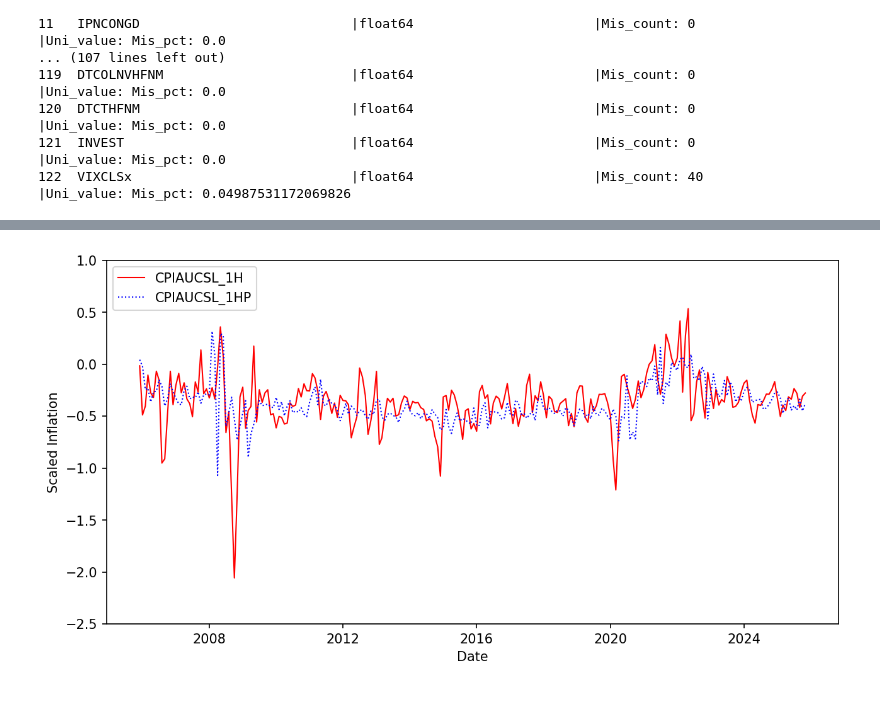
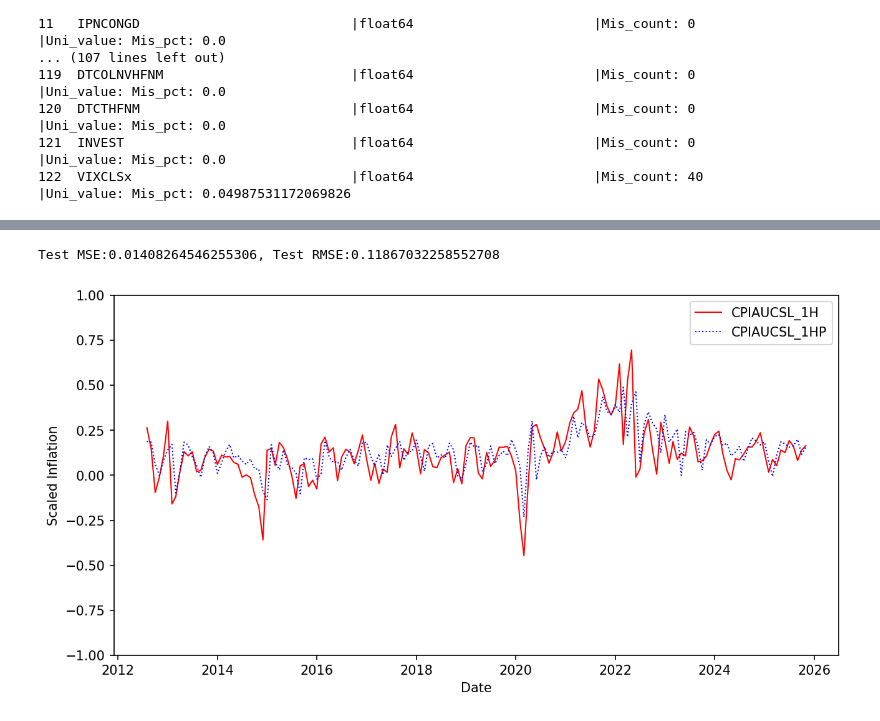
Before and after one commit to martinyuhaohuo/d200_project, a Jupyter notebook: scripts/EDA.ipynb, the cells around one changed output, grey strips where cells are left out. Saved outputs shown, nothing was run; the diff lists cells and outputs as text; code cells hidden in the pictures.

Commit message:
update cross validation

```diff
--- a/scripts/EDA.ipynb
+++ b/scripts/EDA.ipynb
@@ -79,9 +85,9 @@ visualize_series(FRED_transformed, ["CPIAUCSL", "PCEPI"], "Monthly Inflation", -
 FRED_transformed = FRED_transformed.drop(columns = ["sasdate"])
 # %%
 # split train and test set
-train_set, test_set = sample_split(FRED_transformed, 0.7)
+train_set, test_set = sample_split(FRED_transformed, 0.80)
 # create feature engineering pipeline
-x_feature_engineering = x_fe_pipeline(explained_var = 0.80)
+x_feature_engineering = x_fe_pipeline(explained_var = 0.50)
 y_feature_engineering = y_fe_pipeline()
 # fit the feature engineering pipeline
 x_feature_engineering.fit(train_set)
@@ -96,3 +104,18 @@ y_test = y_feature_engineering.transform(test_set)[["CPIAUCSL"]]
 # %%
 # create aheads and lags for MLP
-MLP_y_train, MLP_x_train, MLP_y_test, MLP_x_test = create_ahead_lag(y_train, x_train, y_test, x_test, 1, 4, include_target = True)
+MLP_y_train, MLP_x_train, MLP_y_test, MLP_x_test = create_ahead_lag(y_train, x_train, y_test, x_test, 1, 0, include_target = True, target_lag = 11)
+# %%
+# cross validation to select best neural network hyper parameter
+nodes = [8, 12, 16]
+epochs = [100, 300]
+lrs = [0.001, 0.0001]
+param_dict = {}
+for node_size in nodes:
+    for lr in lrs:
+        for epoch in epochs:
+            cv_loss = cross_validation_loss(None, "MLP", MLP_x_train, MLP_y_train, 5, 128, epoch, lr, node_size)
+            param_dict[cv_loss] = {"node_size": node_size, "learning_rate": lr, "epochs": epoch}
+lowest_loss = min(param_dict)
+MLP_best_param = param_dict[lowest_loss]
+print(lowest_loss)
+print(MLP_best_param)
@@ -99,7 +125,10 @@ MLP_y_train, MLP_x_train, MLP_y_test, MLP_x_test = create_ahead_lag(y_train, x_t
 # %%
-# train a MLP
+# train a MLP using best hyper-parameter found
+nodes = MLP_best_param["node_size"]
+lr = MLP_best_param["learning_rate"]
+epochs = MLP_best_param["epochs"]
 train_loader, test_loader = create_data_loaders(MLP_x_train, MLP_y_train, MLP_x_test, MLP_y_test, 128)
-MLP = create_MLP(MLP_x_train, MLP_y_train)
-train_loss_list, test_loss_list = MLP_training(MLP, train_loader, test_loader, 100, 0.0001)
+MLP = create_MLP(MLP_x_train, MLP_y_train, nodes)
+train_loss_list, test_loss_list = nn_training(MLP, train_loader, test_loader, epochs, lr, print_error = False)
 visualize_loss(train_loss_list, test_loss_list)
 # %% [output]
@@ -130,6 +136,9 @@ visualize_predict(prediction, MLP_y_train, 1, FRED_MD)
 # %%
 # plot prediction for testing set
-prediction = make_predict(MLP, MLP_x_test)
+prediction = make_predict(MLP, MLP_x_train, MLP_x_test, True)
 visualize_predict(prediction, MLP_y_test, 1, FRED_MD)
+MLP_MSE, MLP_RMSE = compute_MSE(prediction, MLP_y_test)
+print(f"Test MSE:{MLP_MSE}, Test RMSE:{MLP_RMSE}")
 # %% [output]
+Test MSE:0.01408264546255306, Test RMSE:0.11867032258552708
-[figure, old version]
+[figure, new version]
```
Also changed, not shown: parts of 67 cells of this notebook, 9 other files.
